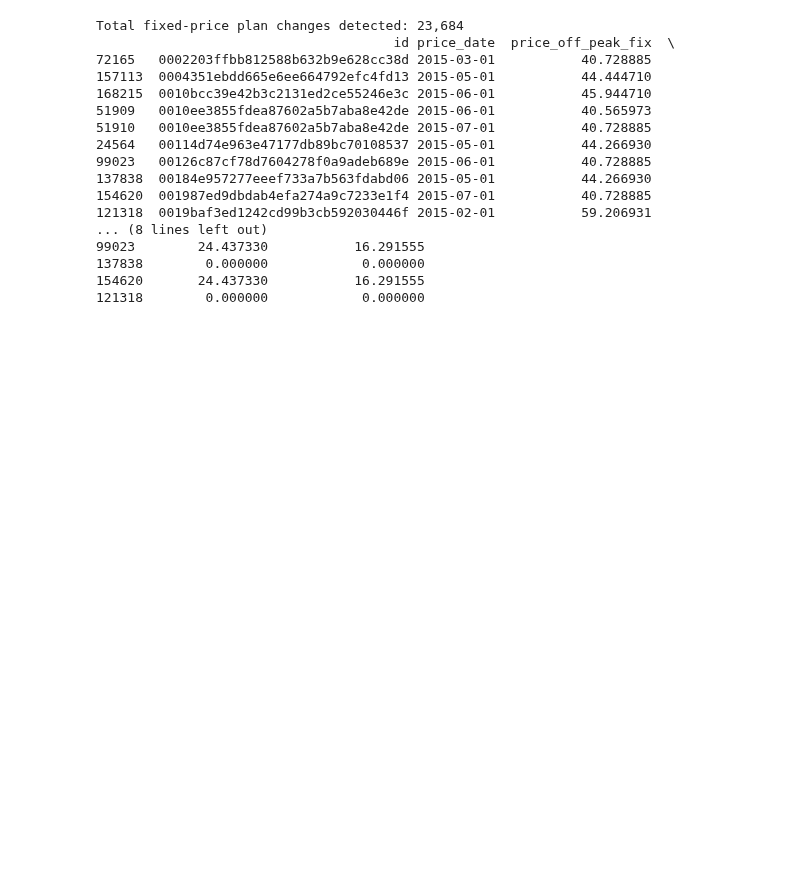
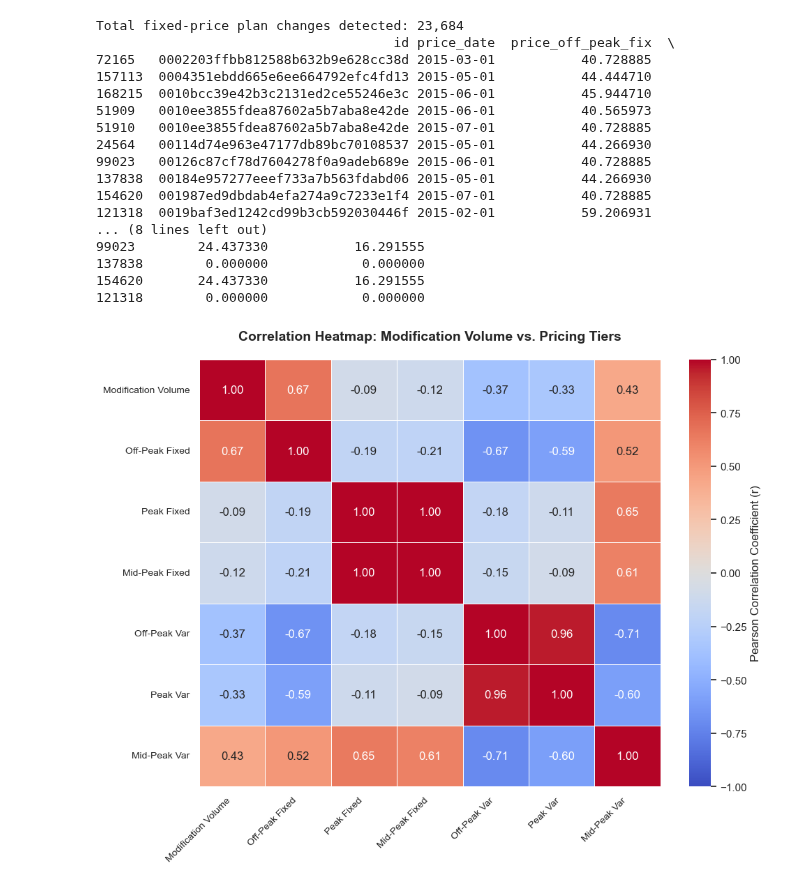
Before and after one commit to Yuqing-Wang-git/Power.Co_Churn, a Jupyter notebook: eda_2.ipynb, the cells around one changed output. Drawn from its saved outputs; the diff is of its cells as text; code cells hidden in the pictures; blank space fills up the shorter version.

```diff
--- a/eda_2.ipynb
+++ b/eda_2.ipynb
@@ -813,3 +813,66 @@ Total fixed-price plan changes detected: 23,684
 137838        0.000000            0.000000
 154620       24.437330           16.291555
 121318        0.000000            0.000000
+# %%
+
+
+# =====================================================================
+# STEP 1: Aggregate Modification Volume per Month
+# =====================================================================
+# Count how many clients modified their plans each month
+mod_counts = df_2015_clients.groupby('month_modif').size().reset_index(name='Modification_Volume')
+mod_counts.rename(columns={'month_modif': 'Month'}, inplace=True)
+
+# =====================================================================
+# STEP 2: Aggregate Average Prices per Month
+# =====================================================================
+# Ensure datetime format and extract the month
+df_price['price_date'] = pd.to_datetime(df_price['price_date'])
+df_price['Month'] = df_price['price_date'].dt.month
+
+# Calculate the average prices for both Fixed and Variable tiers per month
+price_cols = [
+    'price_off_peak_fix', 'price_peak_fix', 'price_mid_peak_fix',
+    'price_off_peak_var', 'price_peak_var', 'price_mid_peak_var'
+]
+monthly_prices = df_price.groupby('Month')[price_cols].mean().reset_index()
+
+# =====================================================================
+# STEP 3: Merge and Calculate Correlation
+# =====================================================================
+# Combine volume and prices into one dataframe mapped by Month
+df_monthly = pd.merge(mod_counts, monthly_prices, on='Month', how='inner')
+
+# Drop the 'Month' column so it doesn't skew our math, then calculate the correlation matrix
+df_corr_data = df_monthly.drop(columns=['Month'])
+corr_matrix = df_corr_data.corr()
+
+# =====================================================================
+# STEP 4: Render the Correlation Heatmap
+# =====================================================================
+plt.figure(figsize=(10, 8))
+sns.set_theme(style="white")
+
+# Plot using a diverging colormap (Blue = Negative Corr, Red = Positive Corr)
+ax = sns.heatmap(
+    corr_matrix,
+    annot=True,              # Prints the exact correlation decimal inside the box
+    fmt=".2f",               # Rounds to 2 decimal places
+    cmap="coolwarm",         # Diverging color map
+    vmin=-1, vmax=1,         # Forces the scale to perfectly span -1.0 to 1.0
+    linewidths=.5,
+    cbar_kws={'label': 'Pearson Correlation Coefficient (r)'}
+)
+
+# --- Formatting ---
+plt.title('Correlation Heatmap: Modification Volume vs. Pricing Tiers', fontsize=14, pad=20, weight='bold')
+
+# Clean up axis labels to make them readable
+clean_labels = ['Modification Volume', 'Off-Peak Fixed', 'Peak Fixed', 'Mid-Peak Fixed', 'Off-Peak Var', 'Peak Var', 'Mid-Peak Var']
+ax.set_xticklabels(clean_labels, rotation=45, ha='right', fontsize=10)
+ax.set_yticklabels(clean_labels, rotation=0, fontsize=10)
+
+plt.tight_layout()
+plt.show()
+# %% [output]
+[figure, added]
```
Also changed, not shown: parts of 2 cells of this notebook, 2 other files.
